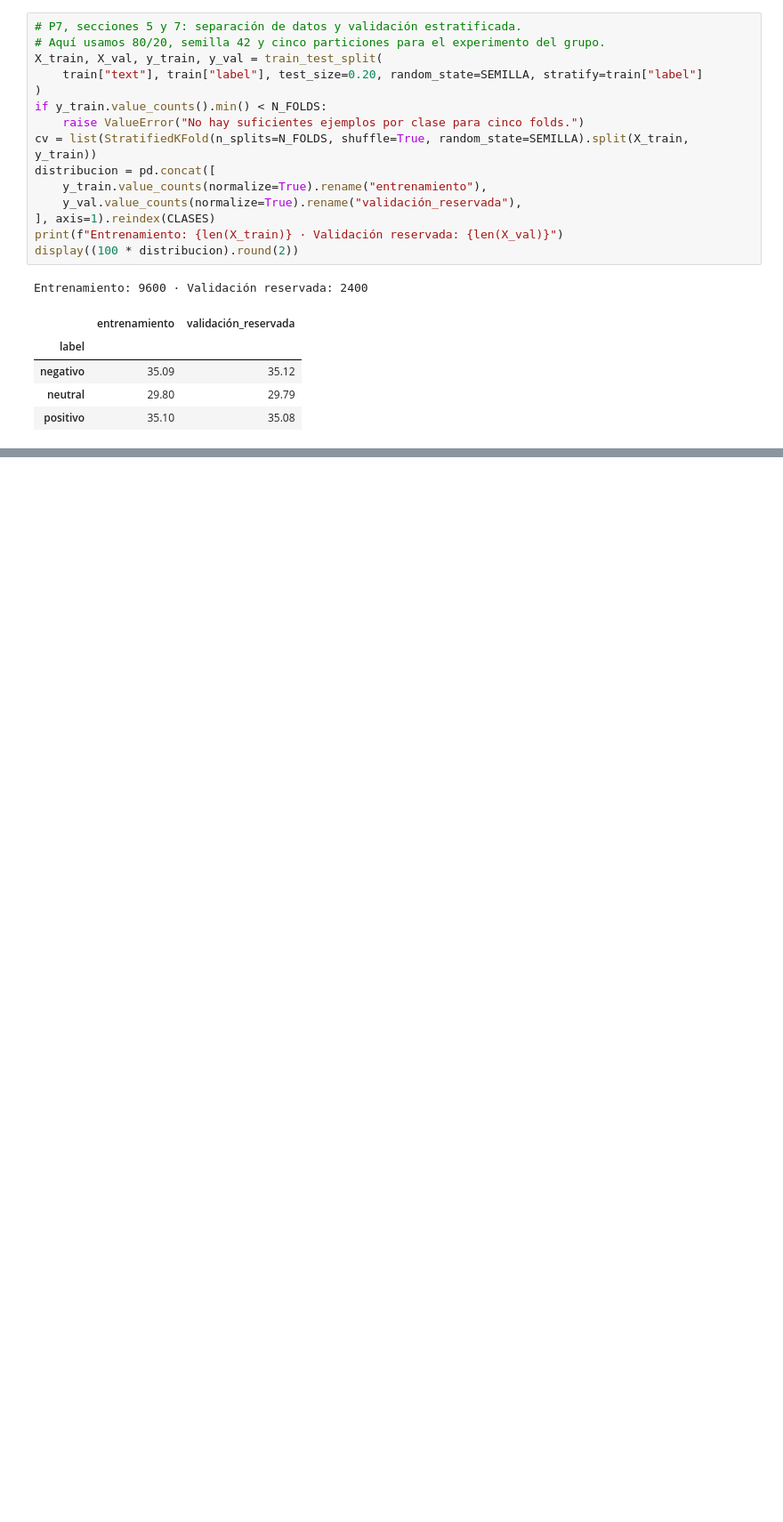
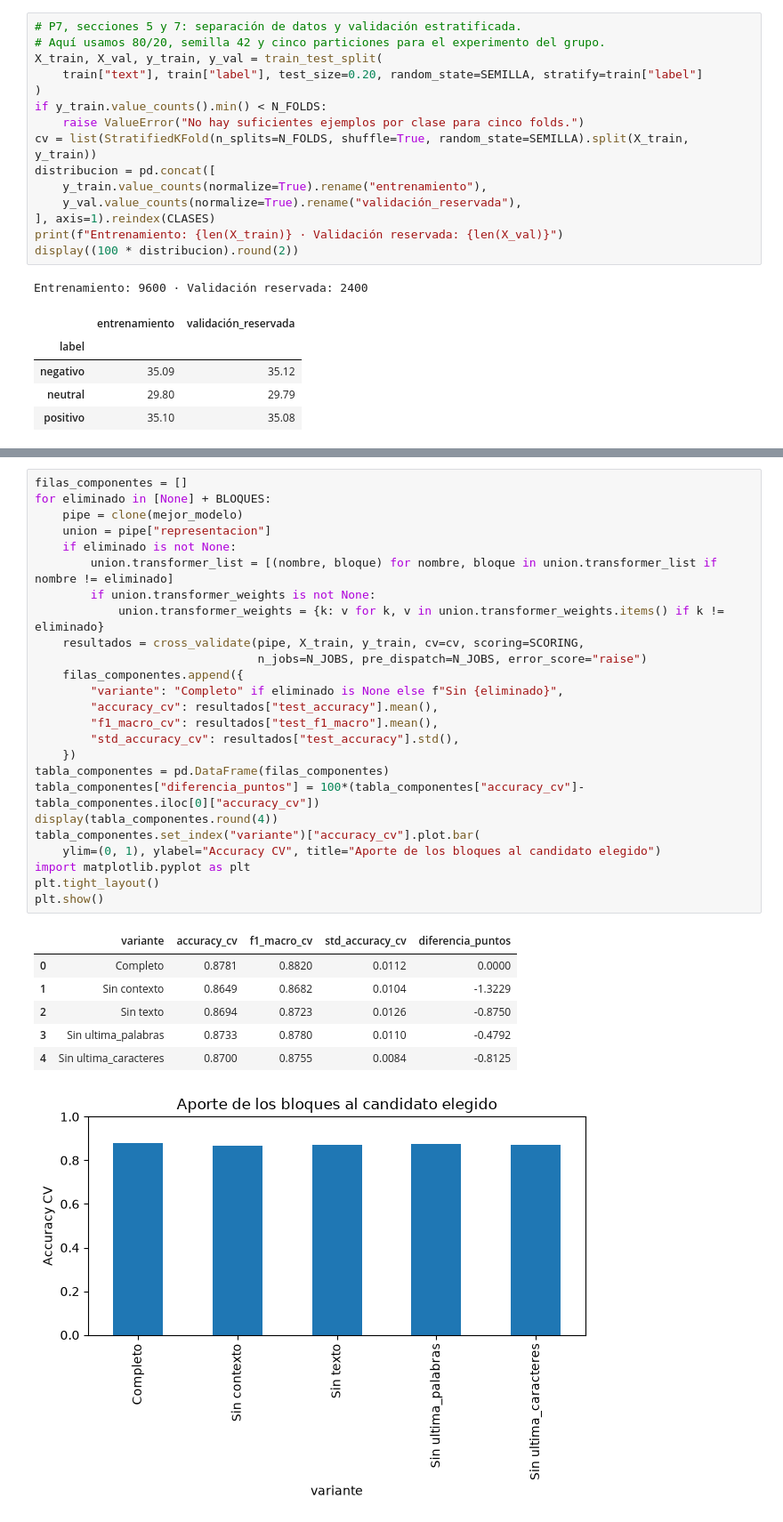
Before and after one commit to lauraS191/Proyecto-Machine-Learning, a Jupyter notebook: notebooks/04_Naive_Bayes.ipynb, the cells around one changed output, grey strips where cells are left out. Shown at 89% size. Drawn from its saved outputs; the diff is of its cells as text; blank space fills up the shorter version.

```diff
--- a/notebooks/04_Naive_Bayes.ipynb
+++ b/notebooks/04_Naive_Bayes.ipynb
@@ -415 +519,34 @@ Se probaron **157 configuraciones**. El refinamiento de los dos mejores candidat
+# %%
+filas_componentes = []
+for eliminado in [None] + BLOQUES:
+    pipe = clone(mejor_modelo)
+    union = pipe["representacion"]
+    if eliminado is not None:
+        union.transformer_list = [(nombre, bloque) for nombre, bloque in union.transformer_list if nombre != eliminado]
+        if union.transformer_weights is not None:
+            union.transformer_weights = {k: v for k, v in union.transformer_weights.items() if k != eliminado}
+    resultados = cross_validate(pipe, X_train, y_train, cv=cv, scoring=SCORING,
+                                n_jobs=N_JOBS, pre_dispatch=N_JOBS, error_score="raise")
+    filas_componentes.append({
+        "variante": "Completo" if eliminado is None else f"Sin {eliminado}",
+        "accuracy_cv": resultados["test_accuracy"].mean(),
+        "f1_macro_cv": resultados["test_f1_macro"].mean(),
+        "std_accuracy_cv": resultados["test_accuracy"].std(),
+    })
+tabla_componentes = pd.DataFrame(filas_componentes)
+tabla_componentes["diferencia_puntos"] = 100*(tabla_componentes["accuracy_cv"]-tabla_componentes.iloc[0]["accuracy_cv"])
+display(tabla_componentes.round(4))
+tabla_componentes.set_index("variante")["accuracy_cv"].plot.bar(
+    ylim=(0, 1), ylabel="Accuracy CV", title="Aporte de los bloques al candidato elegido")
+import matplotlib.pyplot as plt
+plt.tight_layout()
+plt.show()
+# %% [output]
+|  | variante | accuracy_cv | f1_macro_cv | std_accuracy_cv | diferencia_puntos |
+| 0 | Completo | 0.8781 | 0.8820 | 0.0112 | 0.0000 |
+| 1 | Sin contexto | 0.8649 | 0.8682 | 0.0104 | -1.3229 |
+| 2 | Sin texto | 0.8694 | 0.8723 | 0.0126 | -0.8750 |
+| 3 | Sin ultima_palabras | 0.8733 | 0.8780 | 0.0110 | -0.4792 |
+| 4 | Sin ultima_caracteres | 0.8700 | 0.8755 | 0.0084 | -0.8125 |
+[figure, added]
 # %% [markdown]
```
Also changed, not shown: parts of 39 cells of this notebook, 3 other files.
